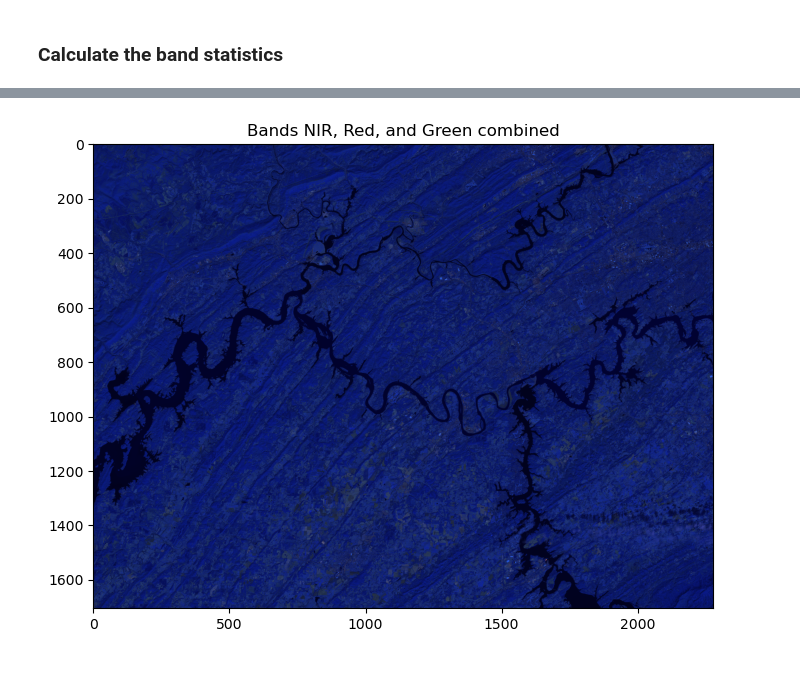
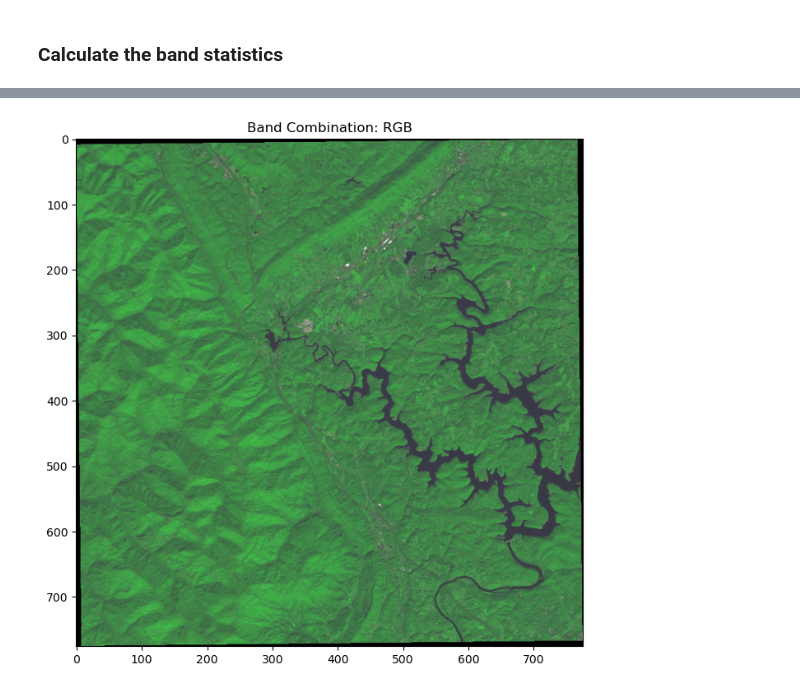
Before and after one commit to gisynw/ssj-302, a Jupyter notebook: docs/Lectures/Week10_multiple_bands/Week10_instructor.ipynb, the cells around one changed output, grey strips where cells are left out. Saved outputs shown, nothing was run; the diff lists cells and outputs as text; code cells hidden in the pictures.

```diff
--- a/docs/Lectures/Week10_multiple_bands/Week10_instructor.ipynb
+++ b/docs/Lectures/Week10_multiple_bands/Week10_instructor.ipynb
@@ -22,4 +21,4 @@ os.getcwd()
 # %%
-dem_path = os.path.join(os.getcwd(),  "Data\\GSM03.tif")
+dem_path = os.path.join(os.getcwd(),  "data\\landsat.tif")
 dem_path
 # %% [output]
@@ -122,24 +148,23 @@ plt.show()
+# %%
+red_band = landsat.read(6)
+green_band = landsat.read(5)
+blue_band = landsat.read(2)
 # %%
-blue_band = landsat.read(3)
-red_band = landsat.read(1)
-green_band = landsat.read(2)
-
 def normalize(array):
-    """Normalizes numpy arrays into scale 0.0 - 1.0"""
-    array_min, array_max = array.min(), array.max()
-    return ((array - array_min)/(array_max - array_min))
+    array_max = array.max()
+    return (array/array_max)
 
 n_blue = normalize(blue_band)
 n_red = normalize(red_band)
 n_green = normalize(green_band)
 
 # Stack the bands into a single array
-rgb = np.dstack((n_red, n_green, n_blue))
+rgb = np.dstack((n_red, n_green, n_blue)).clip(0, 1)
 
 # Plot the stacked array
 plt.figure(figsize=(8, 8))
 plt.imshow(rgb)
-plt.title("Bands NIR, Red, and Green combined")
+plt.title("Band Combination: RGB")
 plt.show()
 # %% [output]
-[figure, old version]
+[figure, new version]
```
Also changed, not shown: parts of 46 cells of this notebook, 11 other files.
